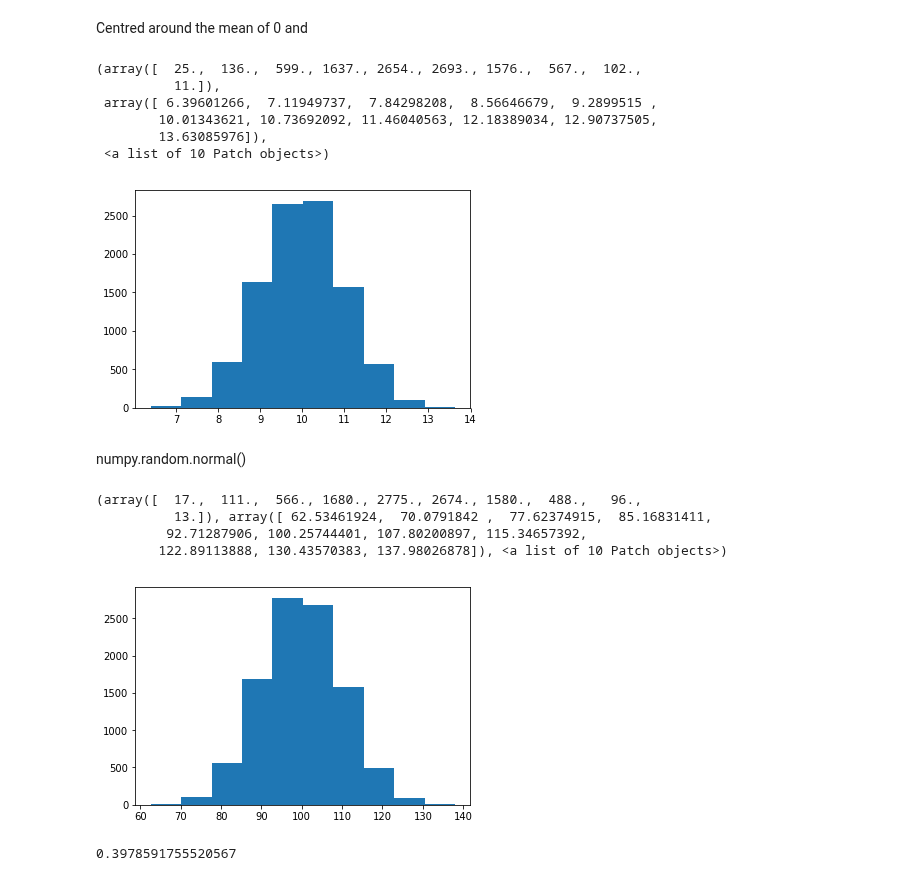
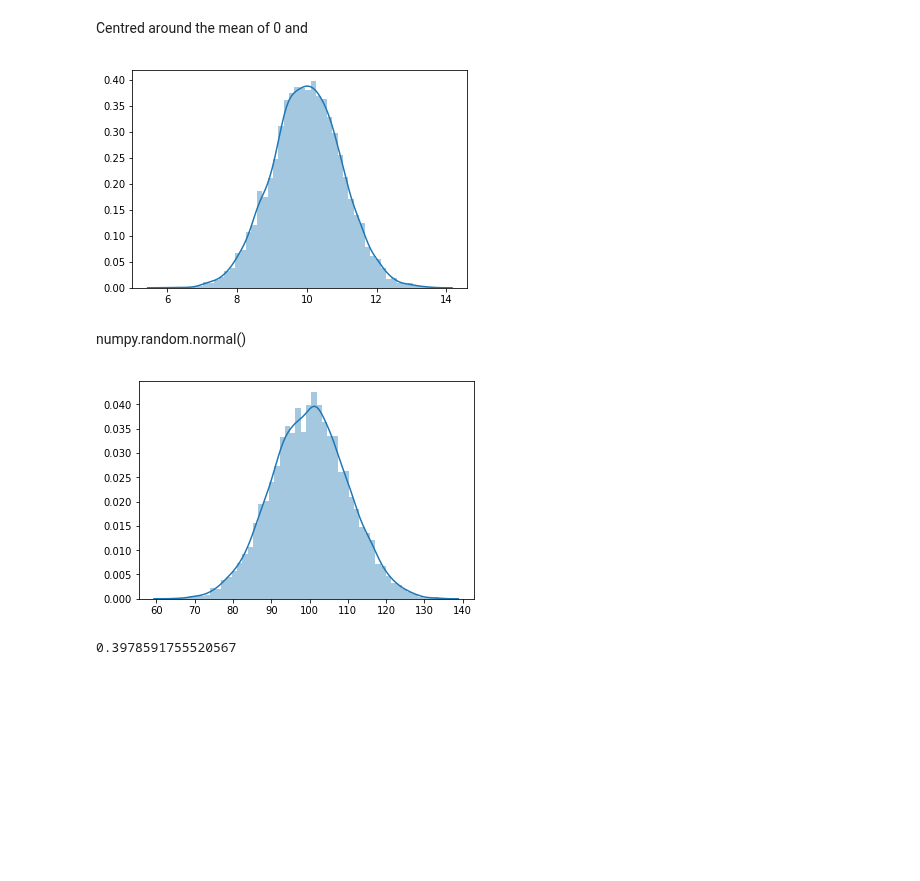
Before and after one commit to angela1C/Programming-for-Data-Analysis-numpy.random-project-2019, a Jupyter notebook: NumpyRandom.ipynb, the cells around one changed output. Drawn from its saved outputs; the diff is of its cells as text; code cells hidden in the pictures; blank space fills up the shorter version.

```diff
--- a/NumpyRandom.ipynb
+++ b/NumpyRandom.ipynb
@@ -817,29 +872,19 @@ Centred around the mean of 0 and
 # %%
 # changing some of the parameters and seeing what happens
 mu, sigma = 10, 1 # mean and standard deviation
 x = np.random.normal(mu, sigma, 10000)
-plt.hist(x)
+sns.distplot(x);  # using seaborn
 # %% [output]
-(array([  25.,  136.,  599., 1637., 2654., 2693., 1576.,  567.,  102.,
-          11.]),
- array([ 6.39601266,  7.11949737,  7.84298208,  8.56646679,  9.2899515 ,
-        10.01343621, 10.73692092, 11.46040563, 12.18389034, 12.90737505,
-        13.63085976]),
- <a list of 10 Patch objects>)
-[figure, old version]
+[figure, new version]
 # %% [markdown]
 numpy.random.normal()
 # %%
 # changing some of the parameters again and seeing what happens
 mu, sigma = 100, 10 # mean and standard deviation
 x = np.random.normal(mu, sigma, 10000)
-plt.hist(x)
+sns.distplot(x);  # using seaborn
 # %% [output]
-(array([  17.,  111.,  566., 1680., 2775., 2674., 1580.,  488.,   96.,
-          13.]), array([ 62.53461924,  70.0791842 ,  77.62374915,  85.16831411,
-         92.71287906, 100.25744401, 107.80200897, 115.34657392,
-        122.89113888, 130.43570383, 137.98026878]), <a list of 10 Patch objects>)
-[figure, old version]
+[figure, new version]
 # %%
 import numpy as np
 
```
Also changed, not shown: parts of 63 cells of this notebook.
